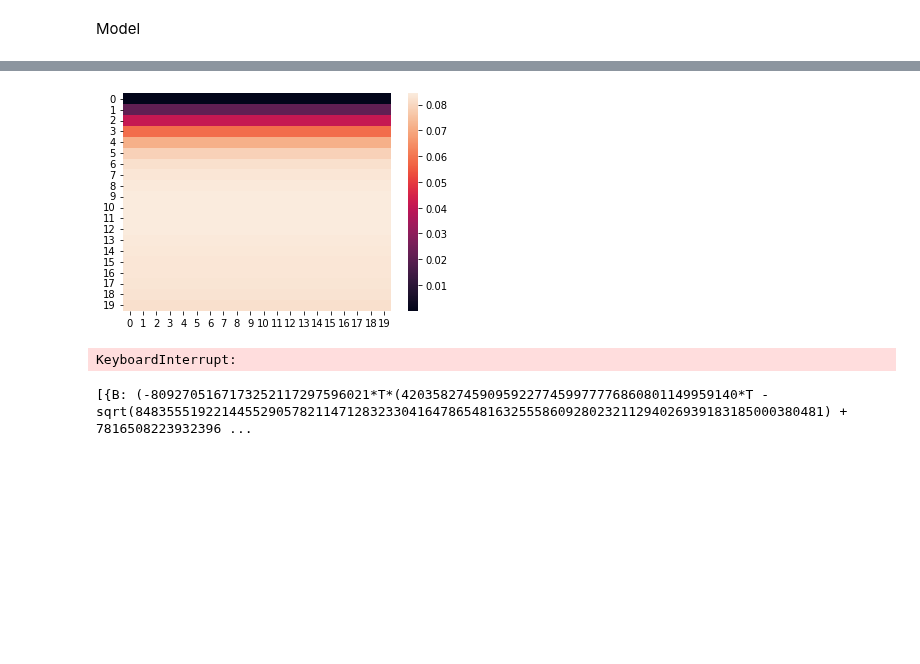
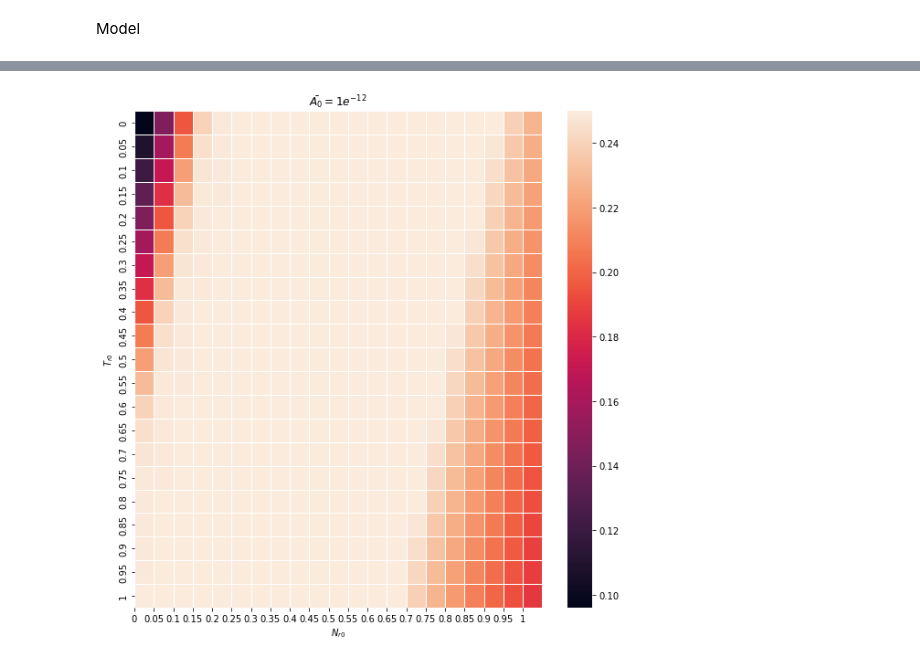
Before and after one commit to lukedtc/ADCC-Project, a Jupyter notebook: Notebooks/single_complex_model.ipynb, the cells around one changed output, grey strips where cells are left out. Cells and saved outputs as stored; diff of their text form; code cells hidden in the pictures; blank space fills up the shorter version.

```diff
--- a/Notebooks/single_complex_model.ipynb
+++ b/Notebooks/single_complex_model.ipynb
@@ -74,13 +68,16 @@ axs[1][1].legend(loc = 'best')
 # %%
-N_array = np.linspace(0, 1, 20)
-T_array = np.linspace(0, 1, 20)
-B_array = np.zeros((20, 20))
+N_array = [0, 0.05, 0.1, 0.15, 0.2, 0.25, 0.3, 0.35, 0.4, 0.45, 0.5, 0.55, 0.6, 0.65, 0.7, 0.75, 0.8, 0.85, 0.9, 0.95, 1]
+T_array = [0, 0.05, 0.1, 0.15, 0.2, 0.25, 0.3, 0.35, 0.4, 0.45, 0.5, 0.55, 0.6, 0.65, 0.7, 0.75, 0.8, 0.85, 0.9, 0.95, 1]
+B_array = np.zeros((21, 21))
+t= np.geomspace(0.00000001, 100, 1000)
+t_span = [0.00000001, 100]
+
 
 for i in range(len(N_array)):
     for j in range(len(T_array)):
 
         # specify initial conditions
-        z0 = [A_0/rho_T, T_array[i], N_array[i], 0]
+        z0 = [A_0/rho_T, T_array[j], N_array[i], 0]
 
         # calculate solution
         z = solve_ivp(model, t_span, z0, method ='Radau', t_eval = t)
@@ -89,8 +86,3 @@ for i in range(len(N_array)):
         B = z.y[3]
         val = B[-1]
         B_array[i][j] = val
-# %%
-ax = sns.heatmap(B_array)
-plt.show()
-# %% [output]
-[figure, removed]
@@ -116,17 +89,11 @@ def equations(z):
-# %%
-sym.init_printing()
-A = sym.Symbol('A')
-T = sym.Symbol('T')
-N = sym.Symbol('N')
-B = sym.Symbol('B')
-A_st = sym.Eq(n_2*T + (N/delta) - v*(1 - N - delta*B)*A - n_1*(1 - T - B)*A, 0)
-T_st = sym.Eq(n_1*(1 - T - B)*A + B - n_2*T - v*(1 - N - delta*B)*T, 0)
-N_st = sym.Eq(delta*v*(1 - N - delta*B)*A + n_2*delta*B - N - n_1*(1 - T - B)*N, 0)
-B_st = sym.Eq((n_1/delta)*(1 - T - B)*N + v*(1 - N - delta*B)*T - (n_2 + 1)*B, 0)
-sol = sym.solve([A_st, T_st, N_st, B_st], dict=True)
-# %% [output]
-KeyboardInterrupt:
-# %%
-print(sol)
-# %% [output]
-[{B: (-8092705167173252117297596021*T*(4203582745909592277459977776860801149959140*T - sqrt(8483555192214455290578211471283233041647865481632555860928023211294026939183185000380481) + 7816508223932396 ...
+# %%
+fig, ax = plt.subplots(figsize=(10, 10))
+sns.heatmap(B_array, linewidth=.5, yticklabels=True, xticklabels=True, ax = ax)
+ax.set_xticks(range(len(N_array)))
+ax.set_yticklabels([0, 0.05, 0.1, 0.15, 0.2, 0.25, 0.3, 0.35, 0.4, 0.45, 0.5, 0.55, 0.6, 0.65, 0.7, 0.75, 0.8, 0.85, 0.9, 0.95, 1])
+ax.set_xticklabels([0, 0.05, 0.1, 0.15, 0.2, 0.25, 0.3, 0.35, 0.4, 0.45, 0.5, 0.55, 0.6, 0.65, 0.7, 0.75, 0.8, 0.85, 0.9, 0.95, 1])
+ax.set(xlabel = r'$N_{r0}$', ylabel=r'$T_{r0}$')
+ax.set(title= r'$\bar{A_0} = 1e^{-12}$')
+plt.show()
+# %% [output]
+[figure, added]
```
Also changed, not shown: parts of 11 cells of this notebook, 3 other files.
